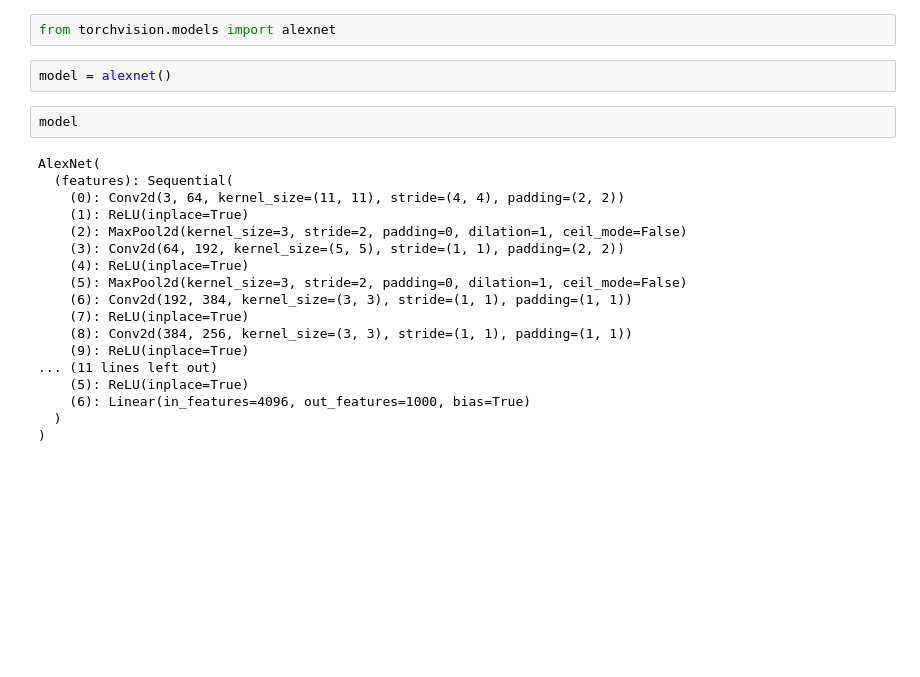
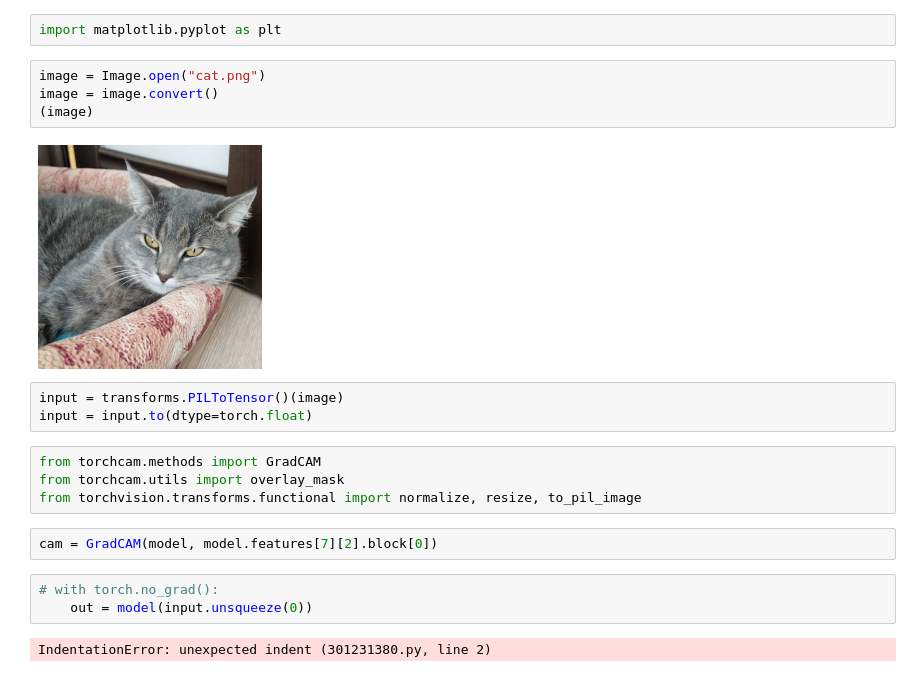
Before and after one commit to MVVladimir/MVVladimir-Coursework_AI_Methods-, a Jupyter notebook: crazy_experiments.ipynb, the cells around one changed output. Drawn from its saved outputs; the diff is of its cells as text; blank space fills up the shorter version.

```diff
--- a/crazy_experiments.ipynb
+++ b/crazy_experiments.ipynb
@@ -30,24 +10,22 @@ ShuffleNetV2(
-# %%
-from torchvision.models import alexnet
-# %%
-model = alexnet()
-# %%
-model
-# %% [output]
-AlexNet(
-  (features): Sequential(
-    (0): Conv2d(3, 64, kernel_size=(11, 11), stride=(4, 4), padding=(2, 2))
-    (1): ReLU(inplace=True)
-    (2): MaxPool2d(kernel_size=3, stride=2, padding=0, dilation=1, ceil_mode=False)
-    (3): Conv2d(64, 192, kernel_size=(5, 5), stride=(1, 1), padding=(2, 2))
-    (4): ReLU(inplace=True)
-    (5): MaxPool2d(kernel_size=3, stride=2, padding=0, dilation=1, ceil_mode=False)
-    (6): Conv2d(192, 384, kernel_size=(3, 3), stride=(1, 1), padding=(1, 1))
-    (7): ReLU(inplace=True)
-    (8): Conv2d(384, 256, kernel_size=(3, 3), stride=(1, 1), padding=(1, 1))
-    (9): ReLU(inplace=True)
-... (11 lines left out)
-    (5): ReLU(inplace=True)
-    (6): Linear(in_features=4096, out_features=1000, bias=True)
-  )
-)
+# %%
+import matplotlib.pyplot as plt
+# %%
+image = Image.open("cat.png")
+image = image.convert()
+(image)
+# %% [output]
+[figure, added]
+# %%
+input = transforms.PILToTensor()(image)
+input = input.to(dtype=torch.float)
+# %%
+from torchcam.methods import GradCAM
+from torchcam.utils import overlay_mask
+from torchvision.transforms.functional import normalize, resize, to_pil_image
+# %%
+cam = GradCAM(model, model.features[7][2].block[0])
+# %%
+# with torch.no_grad():
+    out = model(input.unsqueeze(0))
+# %% [output]
+IndentationError: unexpected indent (301231380.py, line 2)
```
Also changed, not shown: parts of 5 cells of this notebook, 15 other files.
